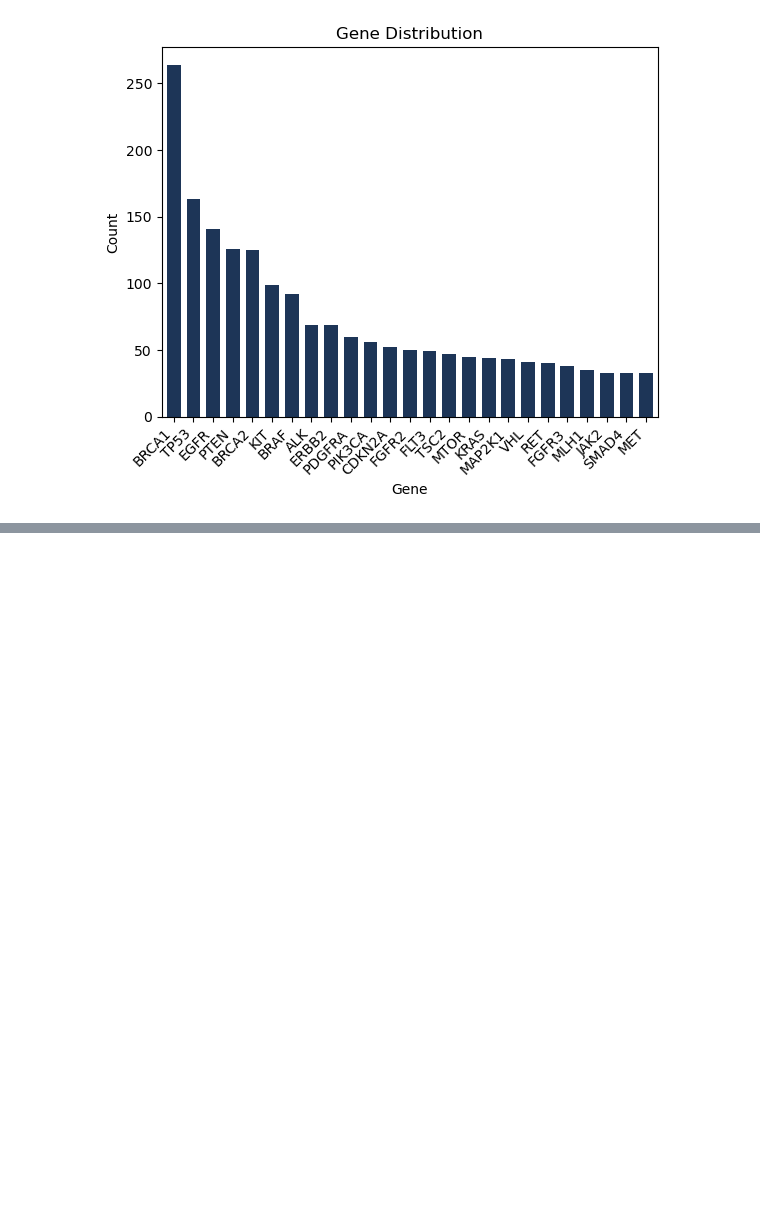
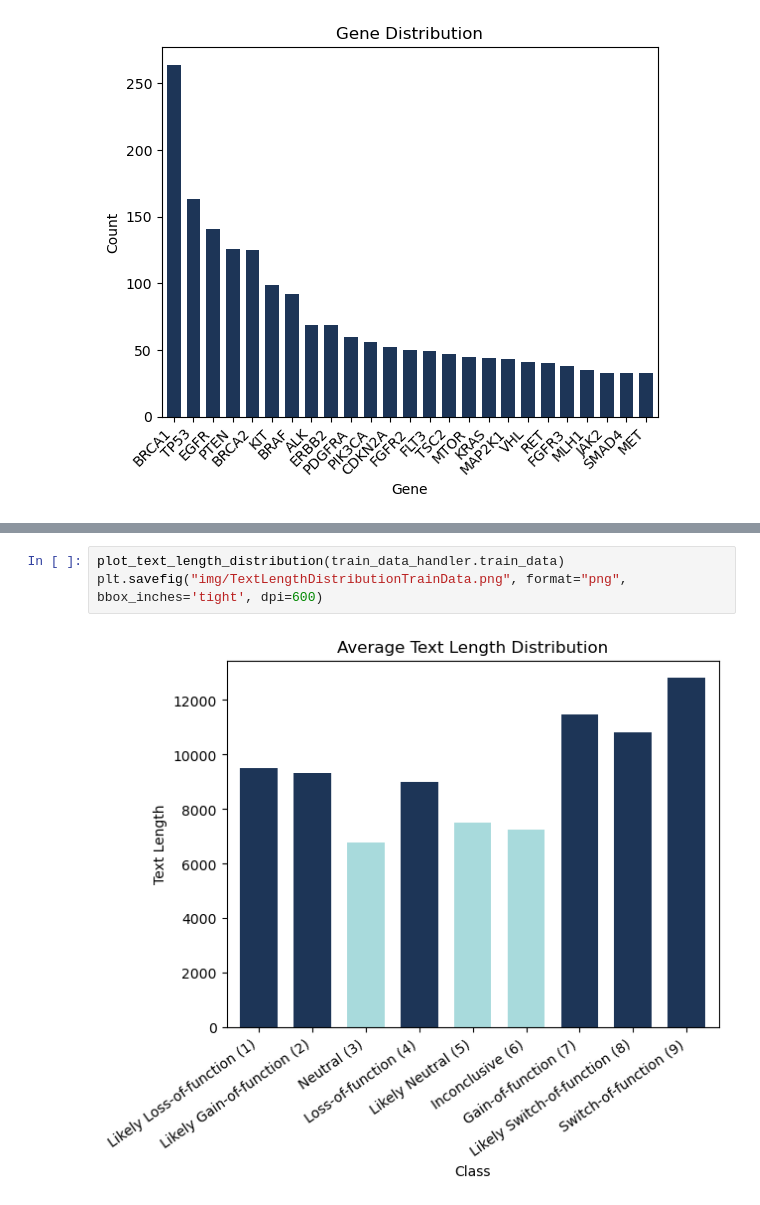
Before and after one commit to ibrahimberb/Cancer-Treatment, a Jupyter notebook: src/EDA.ipynb, the cells around one changed output, grey strips where cells are left out. Saved outputs shown, nothing was run; the diff lists cells and outputs as text; blank space fills up the shorter version.

```diff
--- a/src/EDA.ipynb
+++ b/src/EDA.ipynb
@@ -56,0 +74,5 @@ Gene: PTEN, max number of classes: 5
+# %%
+plot_text_length_distribution(train_data_handler.train_data)
+plt.savefig("img/TextLengthDistributionTrainData.png", format="png", bbox_inches='tight', dpi=600)
+# %% [output]
+[figure, added]
```
Also changed, not shown: parts of 6 cells of this notebook.
